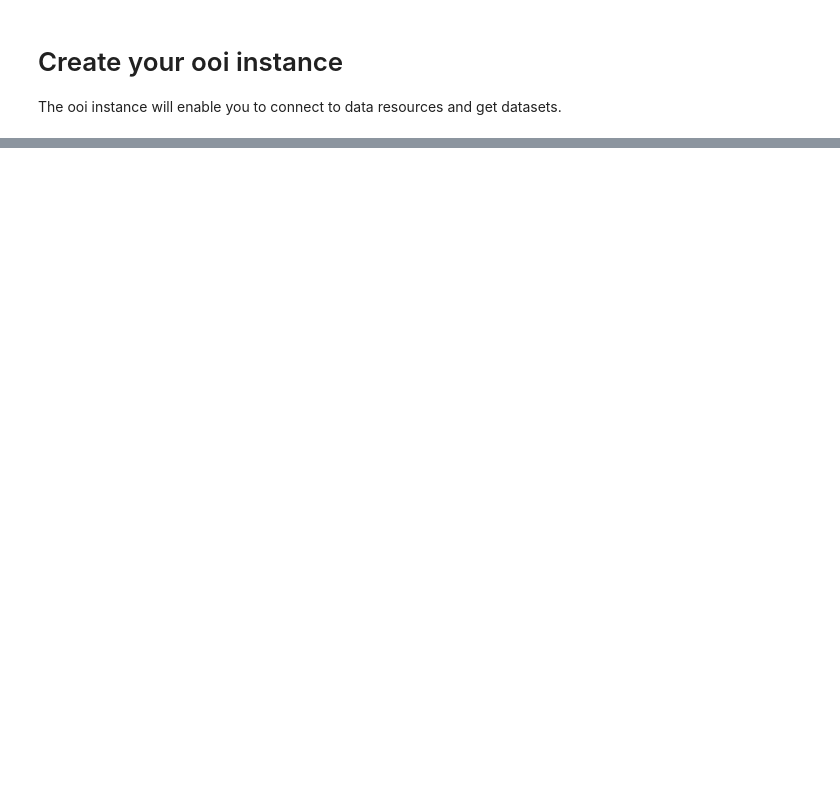
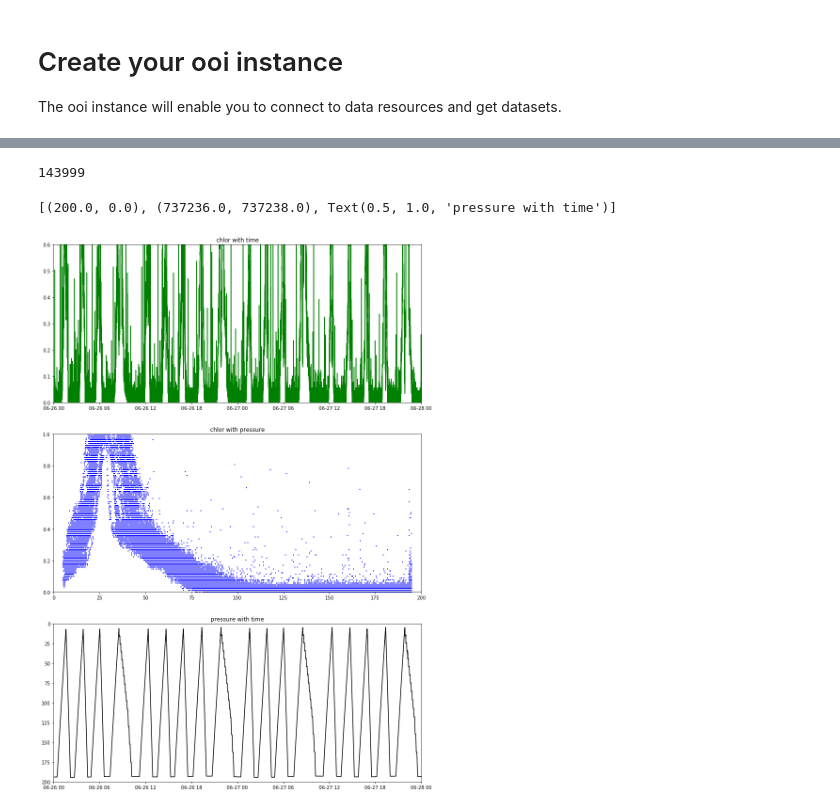
Before and after one commit to robfatland/chlorophyll, a Jupyter notebook: yodapy_NOV2019.ipynb, the cells around one changed output, grey strips where cells are left out. Cells and saved outputs as stored; diff of their text form; code cells hidden in the pictures; blank space fills up the shorter version.

```diff
--- a/yodapy_NOV2019.ipynb
+++ b/yodapy_NOV2019.ipynb
@@ -43,0 +143,10 @@ from yodapy.datasources import OOI
+# %%
+import xarray as xr
+
+# This Dataset open uses results from above
+# ds=xr.open_mfdataset(filenamelist)
+
+# This version uses wildcard notation to accomplish the same thing
+ds = xr.open_mfdataset('/home/jovyan/chlorophyll/deployment000*.nc')
+ds = ds.swap_dims({'obs':'time'})
+ds
@@ -43,0 +181,58 @@ from yodapy.datasources import OOI
+# %%
+do_precision = False
+
+if do_precision:
+
+    t0 = dt64('2019-06-01T00:00')
+    t1 = dt64('2019-06-01T05:20')
+
+    t0 = dt64('2019-06-01T02:40')
+    t1 = dt64('2019-06-01T07:00')
+
+    t0 = dt64('2019-06-01T05:20')
+    t1 = dt64('2019-06-01T10:40')
+
+    t0 = dt64('2019-06-01T07:00')
+    t1 = dt64('2019-06-01T13:20')
+
+    t0 = dt64('2019-06-01T10:40')
+    t1 = dt64('2019-06-01T16:00')
+
+    t0 = dt64('2019-06-01T10:40')
+    t1 = dt64('2019-06-01T16:00')
+
+    t0 = dt64('2019-06-01T10:40')
+    t1 = dt64('2019-06-01T13:20')
+
+    # t0 = dt64('2019-06-01')
+    # t1 = dt64('2019-06-02')
+
+    dss = ds.sel(time=slice(t0, t1))
+
+else:
+    t0 = dt64('2019-06-26T00:00')
+    t1 = dt64('2019-06-28T00:00')
+
+    day1 = '26'
+    day2 = '27'
+    dss = ds.sel(time=slice('2019-06-' + day1, '2019-06-' + day2))
+
+len(dss.time)
+# %% [output]
+143999
+# %%
+p,a=plt.subplots(3, 1, figsize=(14,21))
+plt.rcParams.update({'font.size': 10})
+chlor_a = dss.fluorometric_chlorophyll_a
+pressure = dss.int_ctd_pressure
+
+a[0].plot(dss.time, chlor_a, color='g')
+a[1].scatter(pressure, chlor_a, color='b', marker= ',', s = 1.0)
+a[2].plot(dss.time, pressure, color='k')
+
+a[0].set(ylim=(0., .6), xlim = (t0, t1), title='chlor with time')
+a[1].set(ylim=(0., 1.), xlim = (0., 200.), title='chlor with pressure')
+a[2].set(ylim=(200., 0.), xlim = (t0, t1), title='pressure with time')
+# %% [output]
+[(200.0, 0.0), (737236.0, 737238.0), Text(0.5, 1.0, 'pressure with time')]
+[figure, added]
```
Also changed, not shown: parts of 49 cells of this notebook, 4 other files.
